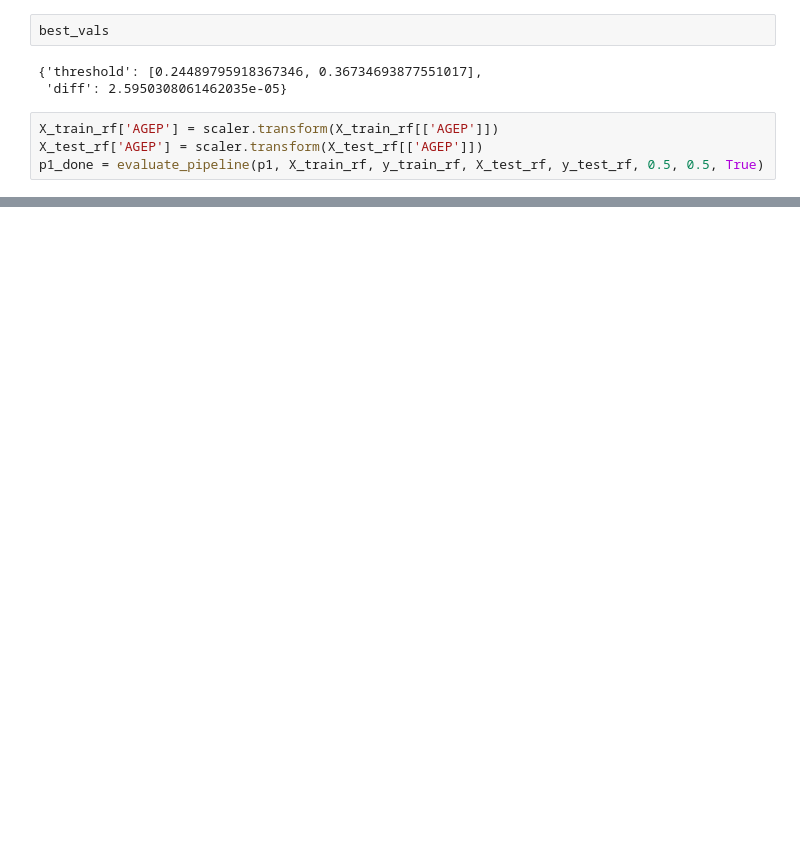
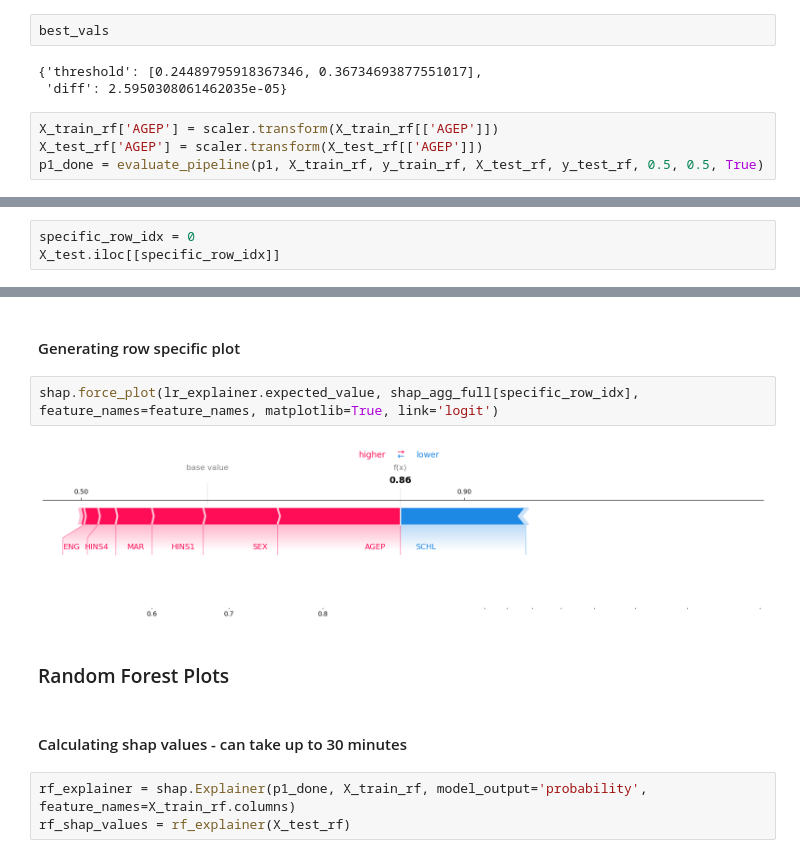
Before and after one commit to Steinar-Slette/AF_mandatory, a Jupyter notebook: notebooks/equalized_outcomes.ipynb, the cells around one changed output, grey strips where cells are left out. Cells and saved outputs as stored; diff of their text form; blank space fills up the shorter version.

```diff
--- a/notebooks/equalized_outcomes.ipynb
+++ b/notebooks/equalized_outcomes.ipynb
@@ -405,0 +427,3 @@ best_vals
+# %%
+specific_row_idx = 0
+X_test.iloc[[specific_row_idx]]
@@ -405,0 +485,13 @@ best_vals
+# %% [markdown]
+#### Generating row specific plot
+# %%
+shap.force_plot(lr_explainer.expected_value, shap_agg_full[specific_row_idx], feature_names=feature_names, matplotlib=True, link='logit')
+# %% [output]
+[figure, added]
+# %% [markdown]
+### Random Forest Plots
+# %% [markdown]
+#### Calculating shap values - can take up to 30 minutes
+# %%
+rf_explainer = shap.Explainer(p1_done, X_train_rf, model_output='probability', feature_names=X_train_rf.columns)
+rf_shap_values = rf_explainer(X_test_rf)
```
Also changed, not shown: parts of 21 cells of this notebook.
